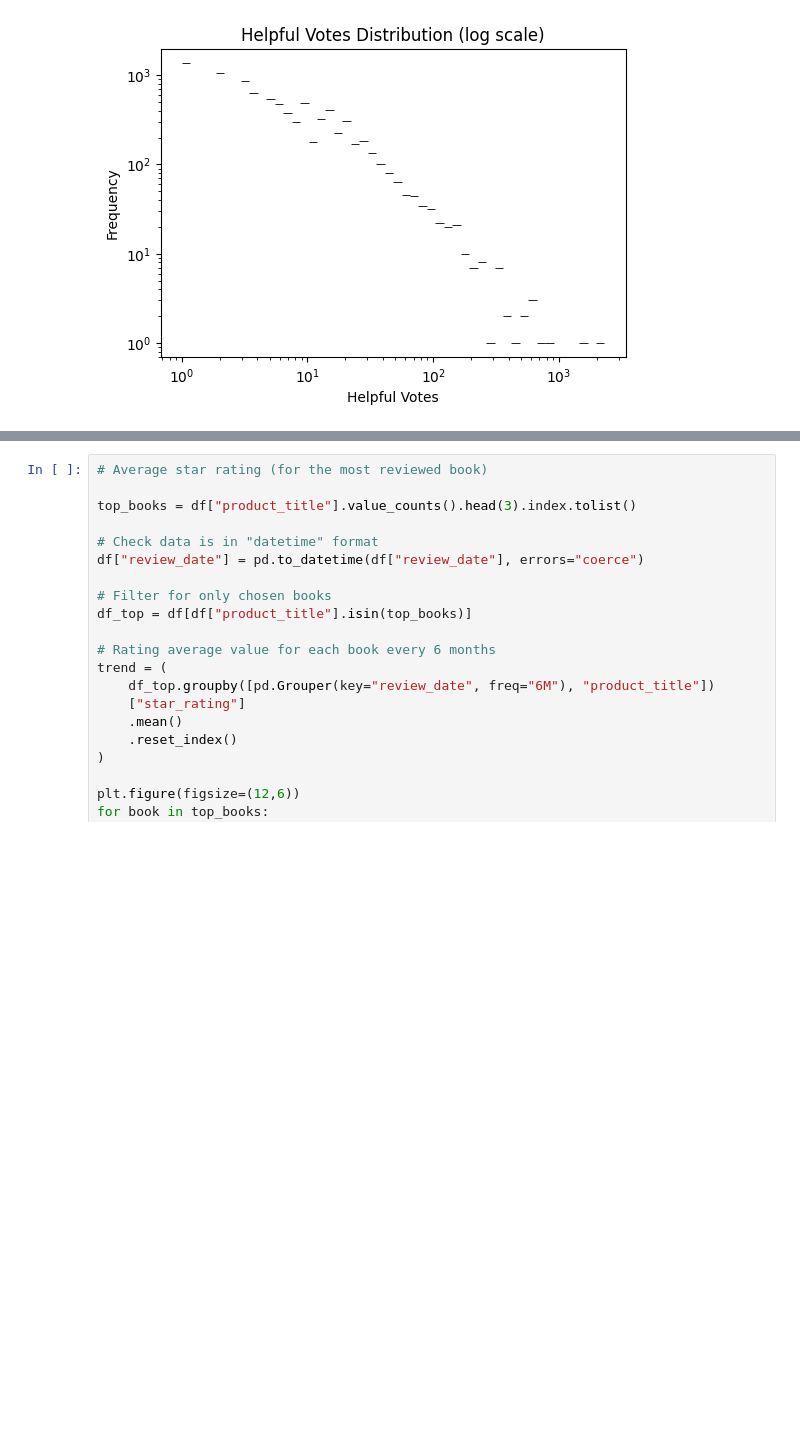
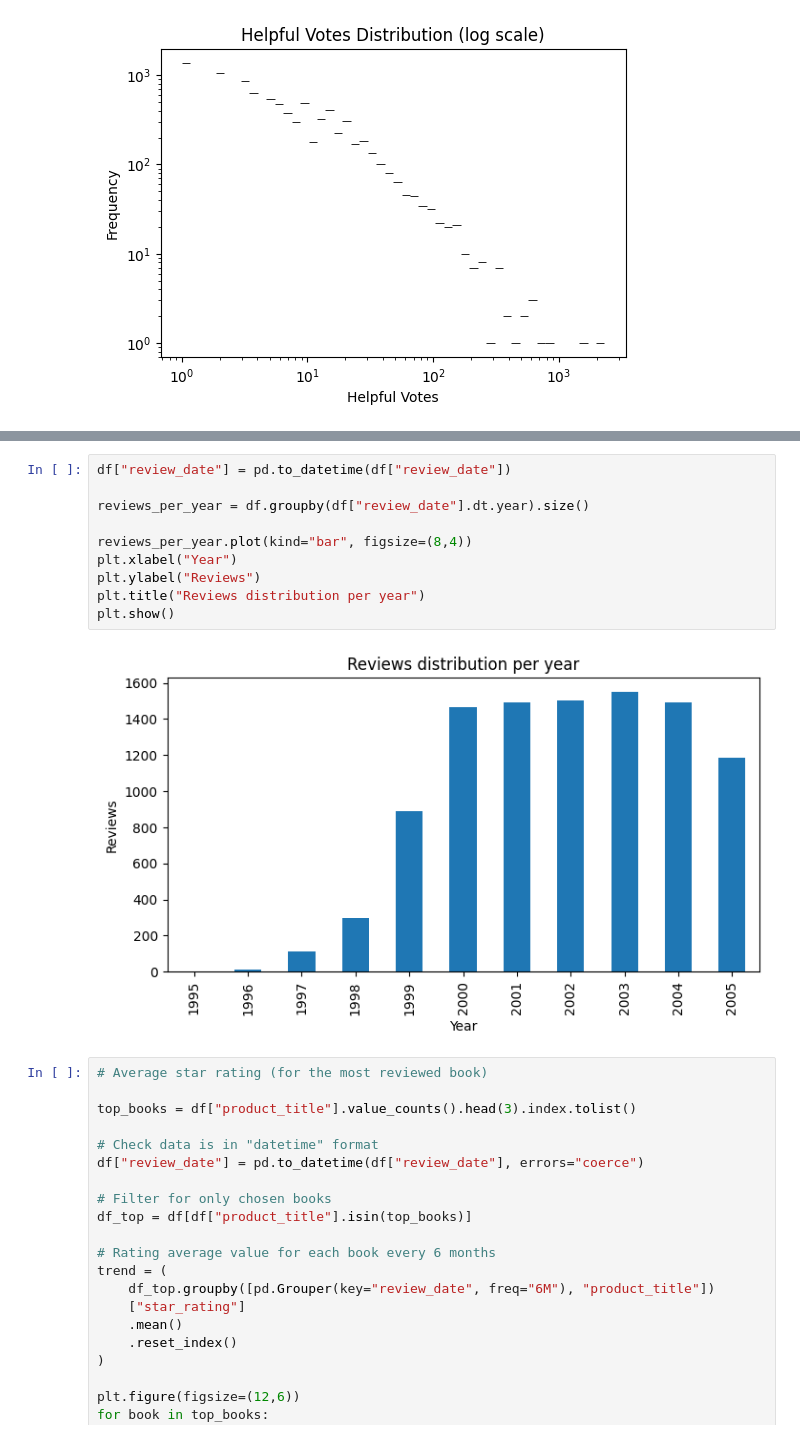
Before and after one commit to eyllnazzcan/Amazon-Books-Review-DSBDA, a Jupyter notebook: Hypothesis 1/pre_elaboration_10k.ipynb, the cells around one changed output, grey strips where cells are left out. Cells and saved outputs as stored; diff of their text form; blank space fills up the shorter version.

```diff
--- a/Hypothesis 1/pre_elaboration_10k.ipynb
+++ b/Hypothesis 1/pre_elaboration_10k.ipynb
@@ -138,3 +150,15 @@ plt.show()
+# %%
+df["review_date"] = pd.to_datetime(df["review_date"])
+
+reviews_per_year = df.groupby(df["review_date"].dt.year).size()
+
+reviews_per_year.plot(kind="bar", figsize=(8,4))
+plt.xlabel("Year")
+plt.ylabel("Reviews")
+plt.title("Reviews distribution per year")
+plt.show()
+# %% [output]
+[figure, added]
 # %%
 # Average star rating (for the most reviewed book)
 
```
Also changed, not shown: parts of 3 cells of this notebook.
